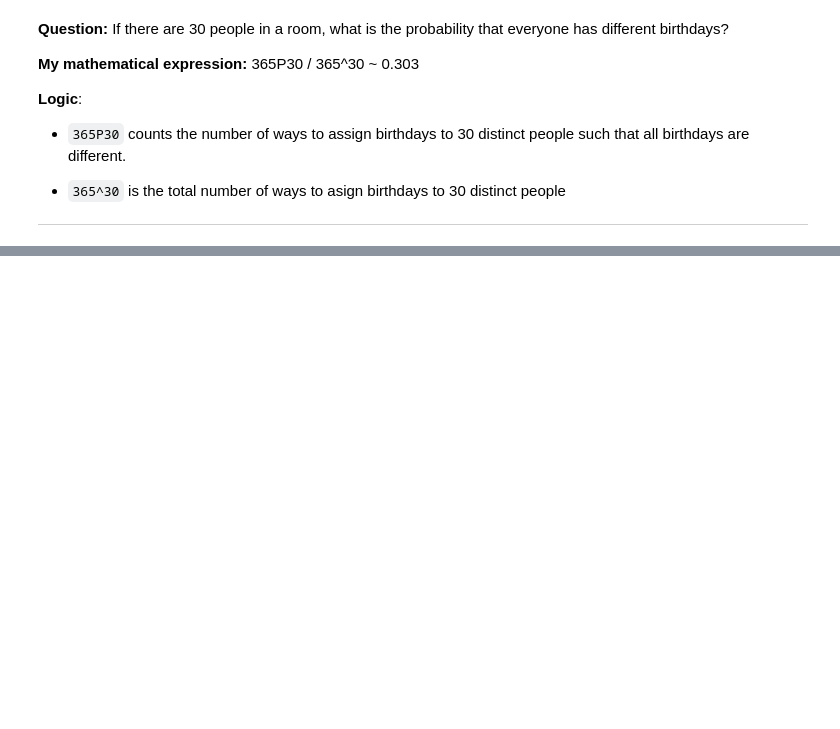
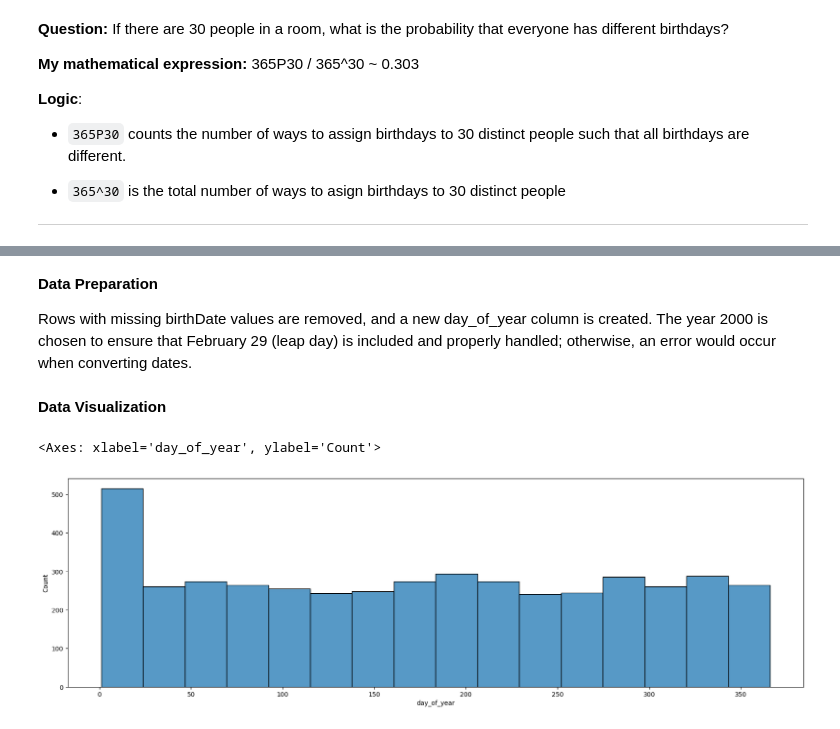
Before and after one commit to jinsh3ng/Statistics_Birthday_Paradox, a Jupyter notebook: main.ipynb, the cells around one changed output, grey strips where cells are left out. Drawn from its saved outputs; the diff is of its cells as text; code cells hidden in the pictures; blank space fills up the shorter version.

```diff
--- a/main.ipynb
+++ b/main.ipynb
@@ -48,0 +79,21 @@ ModuleNotFoundError: No module named 'pandas'
+# %% [markdown]
+**Data Preparation**
+
+Rows with missing birthDate values are removed, and a new day_of_year column is created. The year 2000 is chosen to ensure that February 29 (leap day) is included and properly handled; otherwise, an error would occur when converting dates.
+# %%
+df = df.dropna(subset=["birthDate"])
+
+df['day_of_year'] = pd.to_datetime(
+    '2000-' + df['birthMonth'].astype(int).astype(str) + '-' + df['birthDay'].astype(int).astype(str)
+).dt.dayofyear
+# %% [markdown]
+**Data Visualization**
+# %%
+import seaborn as sns
+import matplotlib.pyplot as plt
+
+plt.figure(figsize=(21,6))
+sns.histplot(df["day_of_year"])
+# %% [output]
+<Axes: xlabel='day_of_year', ylabel='Count'>
+[figure, added]
```
Also changed, not shown: parts of 8 cells of this notebook, 1 other file.
